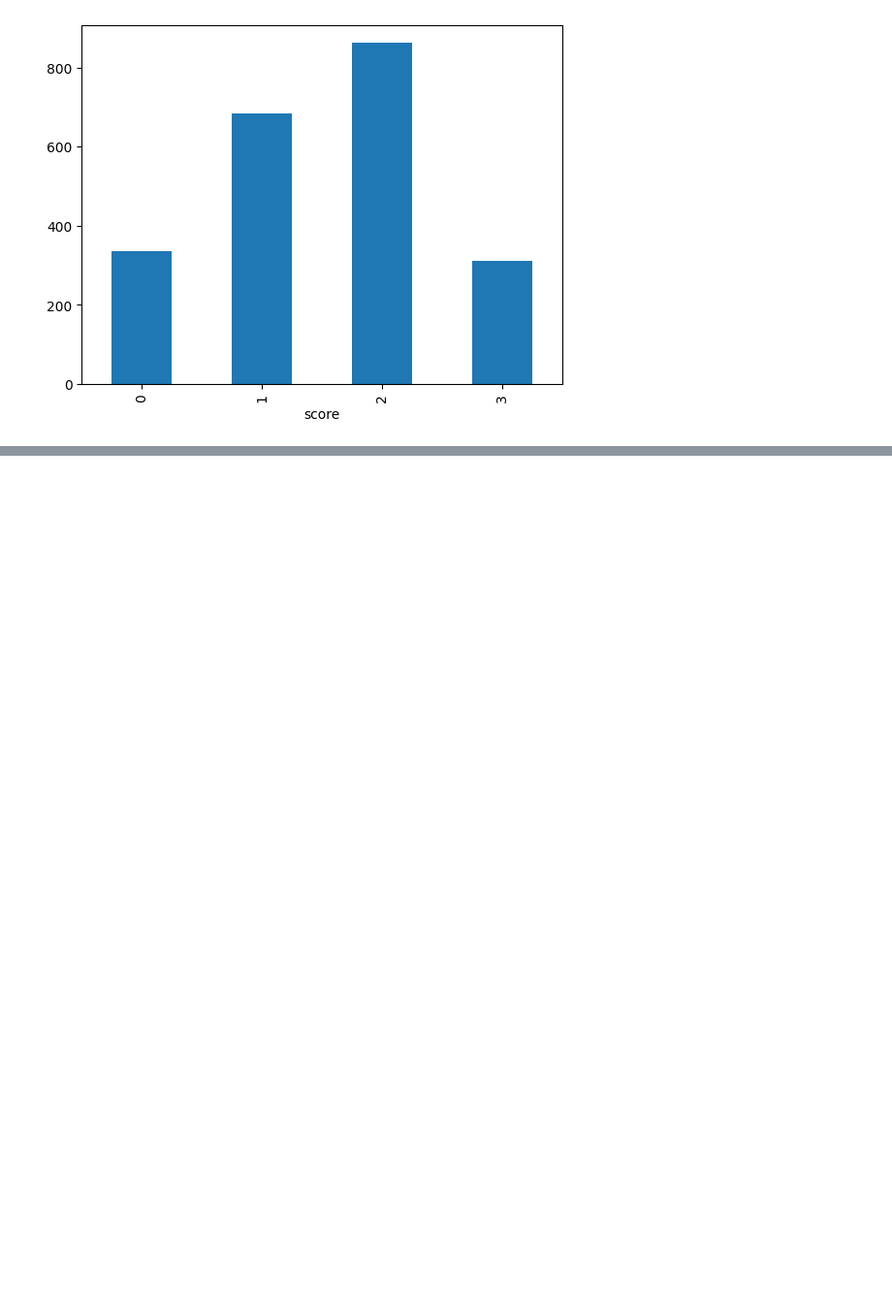
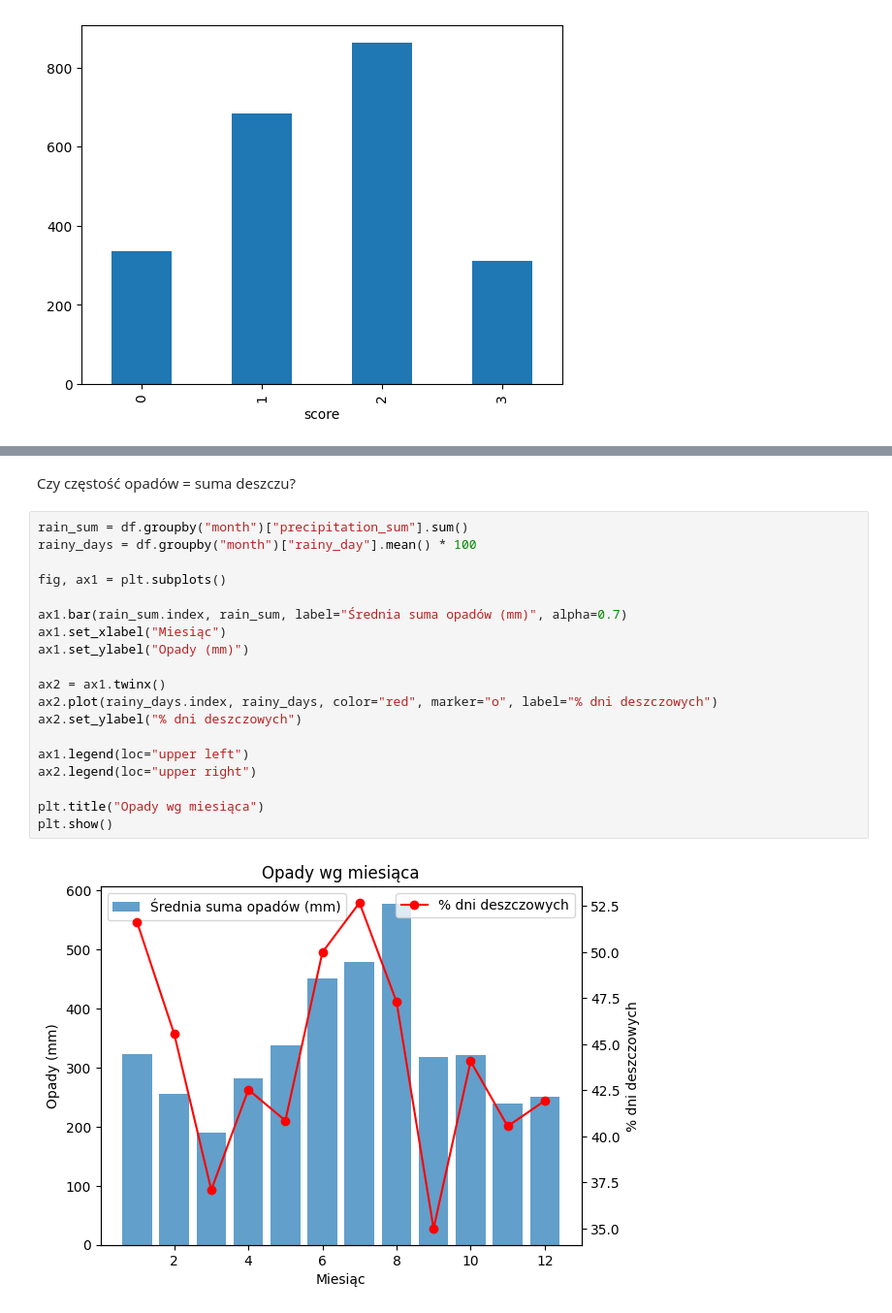
Before and after one commit to dokede/weather, a Jupyter notebook: eda.ipynb, the cells around one changed output, grey strips where cells are left out. Shown at 97% size. Drawn from its saved outputs; the diff is of its cells as text; blank space fills up the shorter version.

```diff
--- a/eda.ipynb
+++ b/eda.ipynb
@@ -93,0 +130,23 @@ plt.show()
+# %% [markdown]
+Czy częstość opadów = suma deszczu?
+# %%
+rain_sum = df.groupby("month")["precipitation_sum"].sum()
+rainy_days = df.groupby("month")["rainy_day"].mean() * 100
+
+fig, ax1 = plt.subplots()
+
+ax1.bar(rain_sum.index, rain_sum, label="Średnia suma opadów (mm)", alpha=0.7)
+ax1.set_xlabel("Miesiąc")
+ax1.set_ylabel("Opady (mm)")
+
+ax2 = ax1.twinx()
+ax2.plot(rainy_days.index, rainy_days, color="red", marker="o", label="% dni deszczowych")
+ax2.set_ylabel("% dni deszczowych")
+
+ax1.legend(loc="upper left")
+ax2.legend(loc="upper right")
+
+plt.title("Opady wg miesiąca")
+plt.show()
+# %% [output]
+[figure, added]
```
Also changed, not shown: parts of 23 cells of this notebook.
